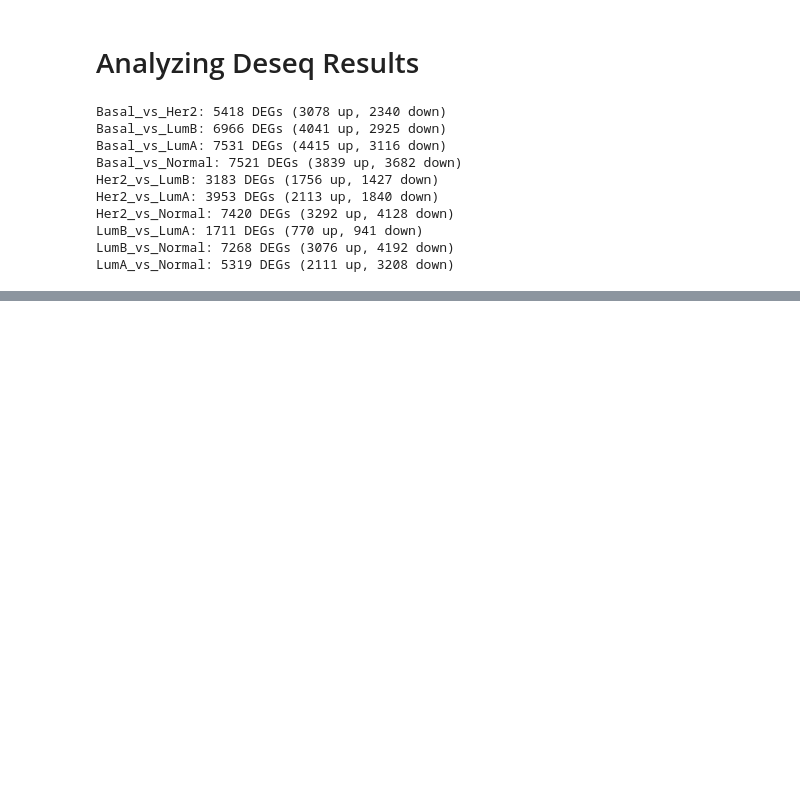
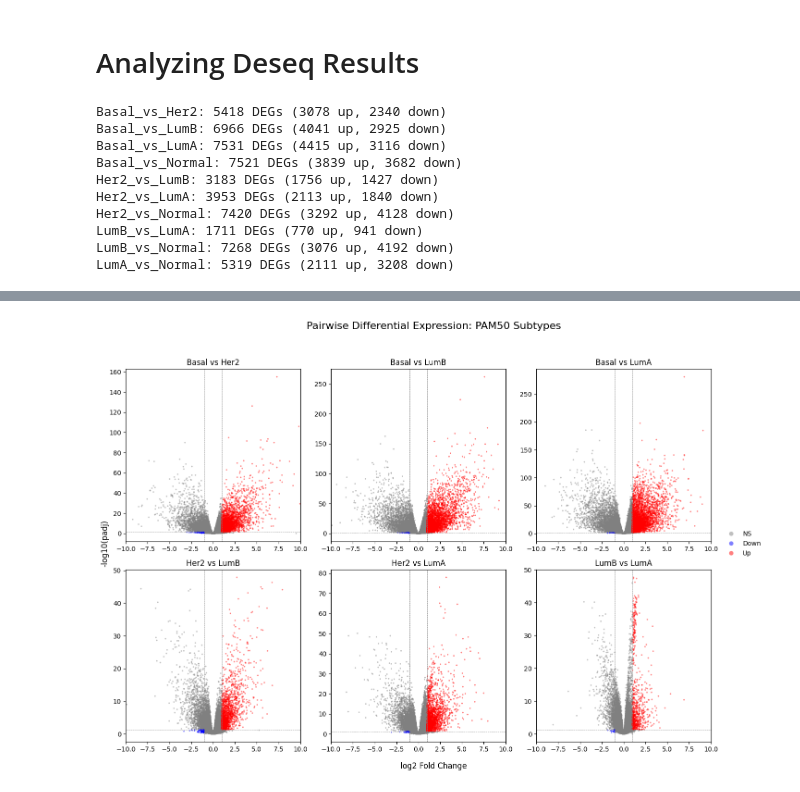
Before and after one commit to nshaw928/bioinformatics-project, a Jupyter notebook: notebooks/03_differential_expression.ipynb, the cells around one changed output, grey strips where cells are left out. Drawn from its saved outputs; the diff is of its cells as text; code cells hidden in the pictures; blank space fills up the shorter version.

```diff
--- a/notebooks/03_differential_expression.ipynb
+++ b/notebooks/03_differential_expression.ipynb
@@ -256,0 +341,16 @@ LumA_vs_Normal: 5319 DEGs (2111 up, 3208 down)
+# %%
+fig, axes = plt.subplots(2, 3, figsize=(15, 10))
+axes = axes.flatten()
+for idx, (name, df) in enumerate(subtype_comparisons.items()):
+    volcano_plot(df, name.replace('_', ' '), axes[idx])
+handles, labels = axes[0].get_legend_handles_labels()
+fig.legend(handles, labels, loc='center right', bbox_to_anchor=(0.98,
+0.5), markerscale=3, frameon=False)
+fig.suptitle('Pairwise Differential Expression: PAM50 Subtypes',
+fontsize=16)
+fig.supxlabel('log2 Fold Change')
+fig.supylabel('-log10(padj)')
+plt.tight_layout(rect=[0, 0, 0.92, 0.95])
+fig.savefig(f'{OUTPUT_PATH}/subtype_volcano_plots.png', dpi = 150, bbox_inches = 'tight')
+# %% [output]
+[figure, added]
```
Also changed, not shown: parts of 9 cells of this notebook, 4 other files.
